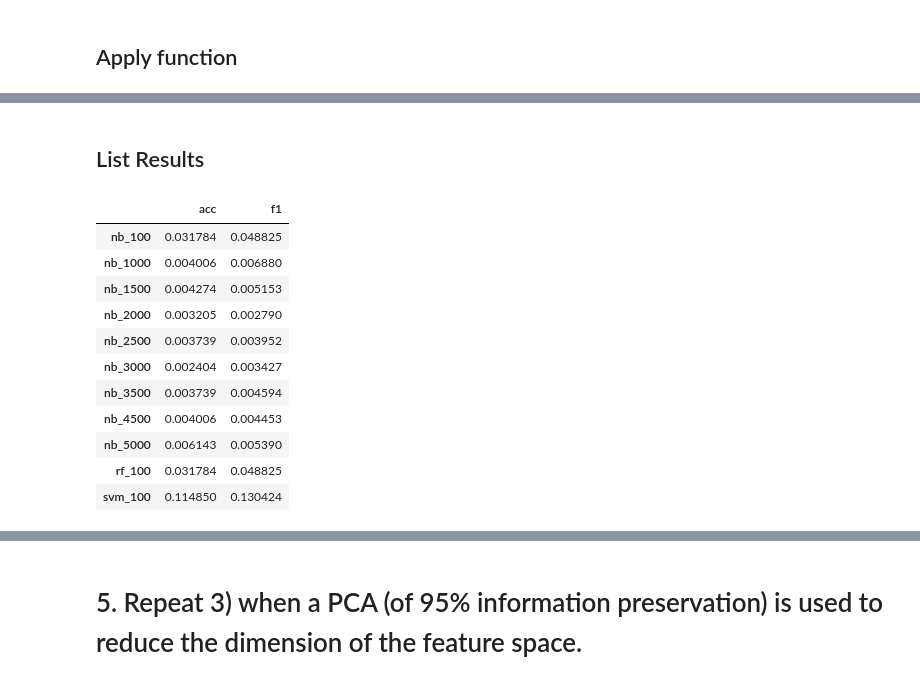
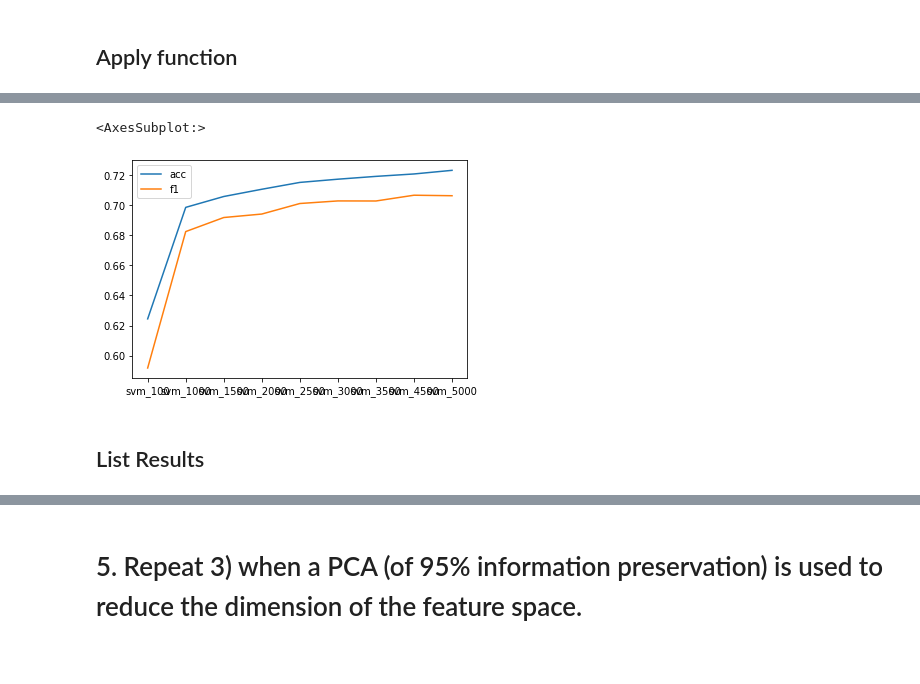
Before and after one commit to JoonasAN/NLP-and-Text-Mining-Project, a Jupyter notebook: project.ipynb, the cells around one changed output, grey strips where cells are left out. Drawn from its saved outputs; the diff is of its cells as text; code cells hidden in the pictures.

```diff
--- a/project.ipynb
+++ b/project.ipynb
@@ -528,0 +576,8 @@ f1 score:  0.005390321631403743
+# %%
+results = []
+
+for vec in feature_vecs:
+    results.append(svm_classifier(vec[0],vec[1]))
+    #print(results)
+
+svm_results_df = pd.DataFrame(results, columns=['acc', 'f1'], index=["svm_100", "svm_1000", "svm_1500", "svm_2000", "svm_2500", "svm_3000", "svm_3500", "svm_4500", "svm_5000"])
@@ -529,20 +603,7 @@ f1 score:  0.005390321631403743
+# %%
+svm_results_df.plot()
+# %% [output]
+<AxesSubplot:>
+[figure, added]
 # %% [markdown]
 ## List Results
-# %%
-results = [(accuracy_nb, f1_nb), (accuracy_nb_1000, f1_nb_1000), (accuracy_nb_1500, f1_nb_1500), (accuracy_nb_2000, f1_nb_2000), (accuracy_nb_2500, f1_nb_2500), (accuracy_nb_3000, f1_nb_3000),
-           (accuracy_nb_3500, f1_nb_3500), (accuracy_nb_4500, f1_nb_4500), (accuracy_nb_5000, f1_nb_5000), (accuracy_rf, f1_rf), (accuracy_svm, f1_svm)]
-results_df = pd.DataFrame(results, columns=['acc', 'f1'], index=["nb_100", "nb_1000", "nb_1500", "nb_2000", "nb_2500", "nb_3000", "nb_3500", "nb_4500", "nb_5000", "rf_100", "svm_100"])
-results_df
-# %% [output]
-|  | acc | f1 |
-| nb_100 | 0.031784 | 0.048825 |
-| nb_1000 | 0.004006 | 0.006880 |
-| nb_1500 | 0.004274 | 0.005153 |
-| nb_2000 | 0.003205 | 0.002790 |
-| nb_2500 | 0.003739 | 0.003952 |
-| nb_3000 | 0.002404 | 0.003427 |
-| nb_3500 | 0.003739 | 0.004594 |
-| nb_4500 | 0.004006 | 0.004453 |
-| nb_5000 | 0.006143 | 0.005390 |
-| rf_100 | 0.031784 | 0.048825 |
-| svm_100 | 0.114850 | 0.130424 |
```
Also changed, not shown: parts of 42 cells of this notebook.
